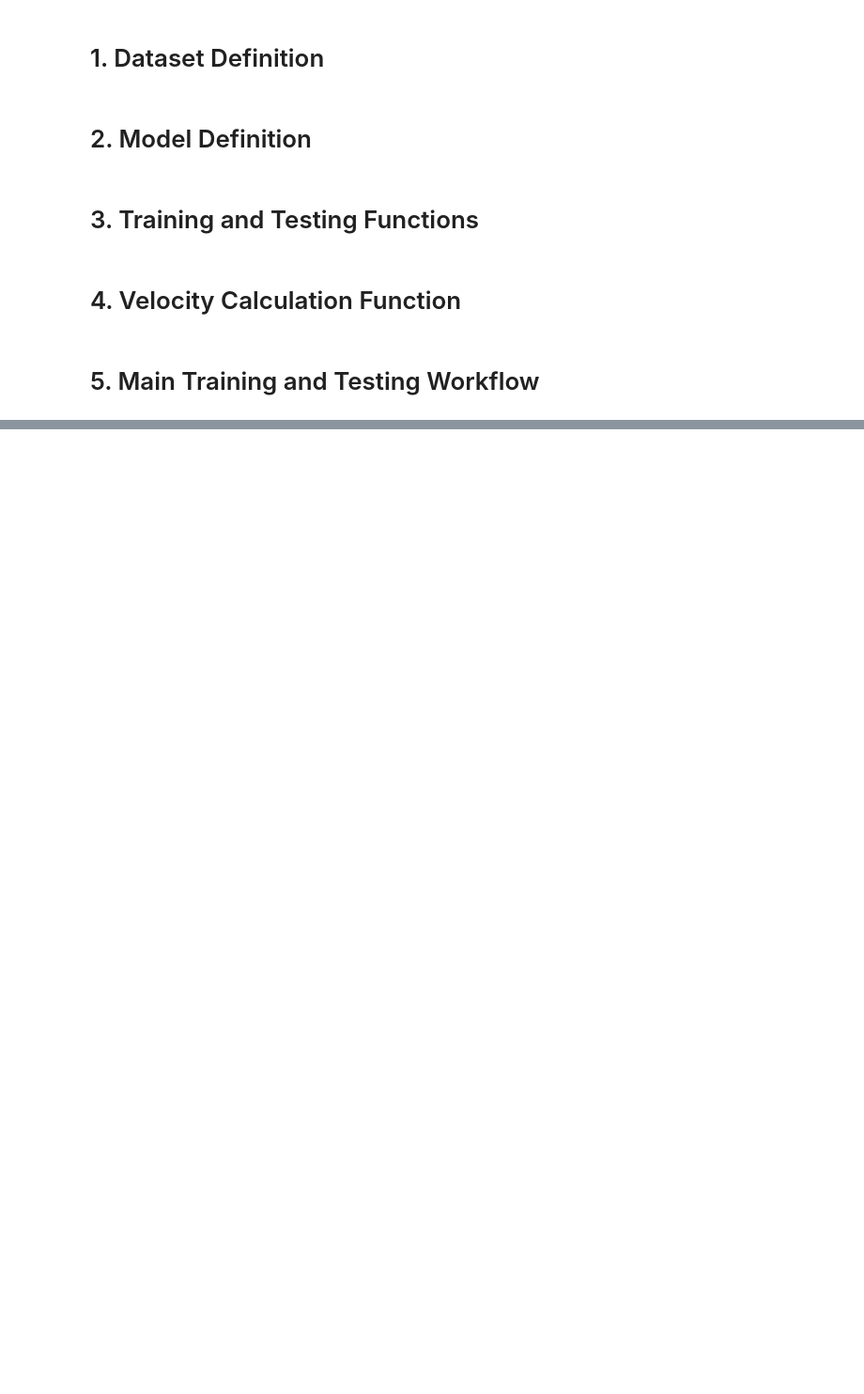
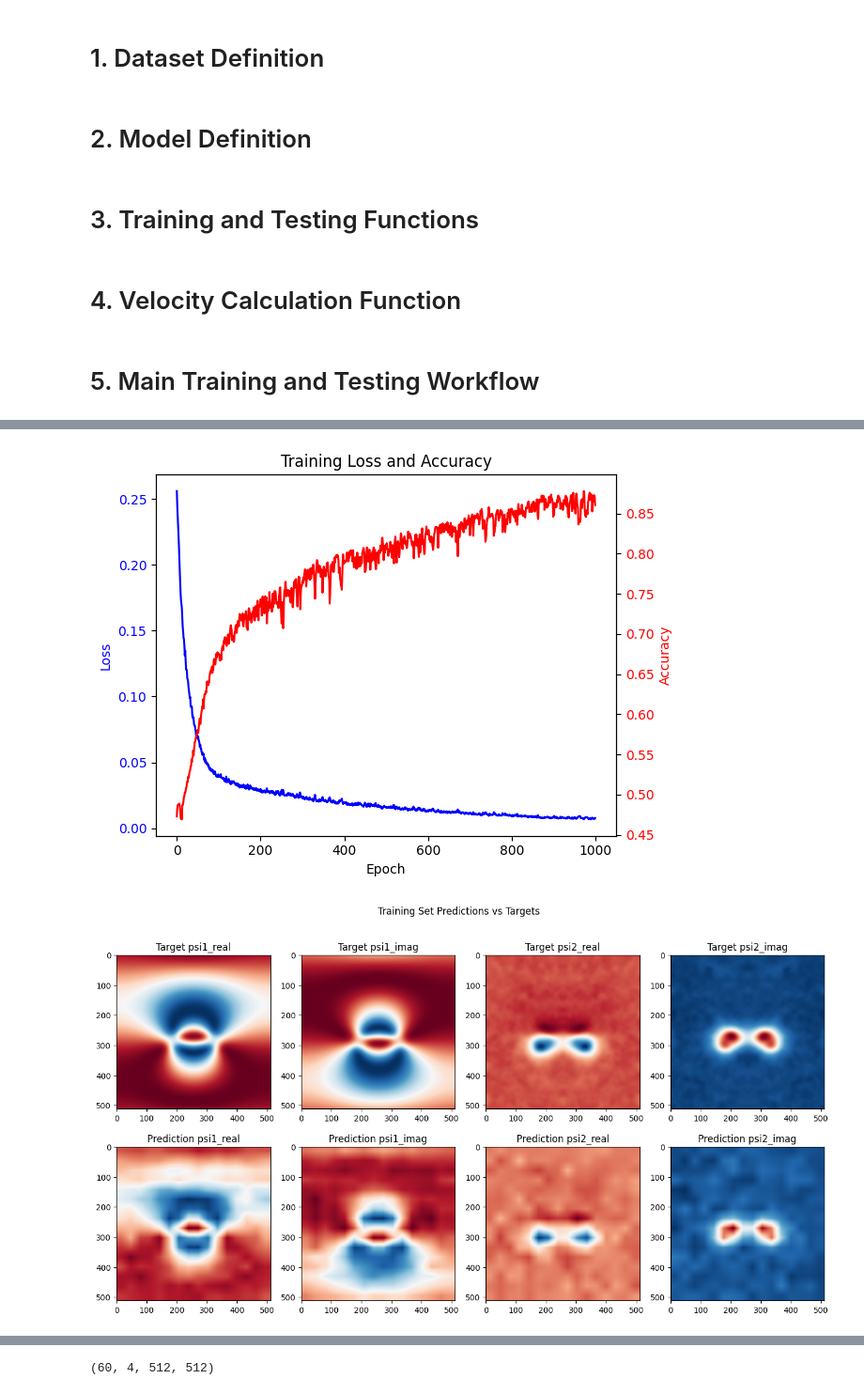
Before and after one commit to jackyvava/SR_waveFunction, a Jupyter notebook: code_11_14.ipynb, the cells around one changed output, grey strips where cells are left out. Shown at 94% size. Cells and saved outputs as stored; diff of their text form; code cells hidden in the pictures; blank space fills up the shorter version.

Commit message:
modelA

```diff
--- a/code_11_14.ipynb
+++ b/code_11_14.ipynb
@@ -267,10 +274,10 @@ if __name__ == "__main__":
 
     # Prepare datasets and dataloaders
     train_dataset = FluidDataset(train_input_dir, train_target_dir)
-    train_dataloader = DataLoader(train_dataset, batch_size=1, shuffle=True)
+    train_dataloader = DataLoader(train_dataset, batch_size=4, shuffle=True)
 
     test_dataset = FluidDataset(test_input_dir, test_target_dir)
-    test_dataloader = DataLoader(test_dataset, batch_size=1, shuffle=True)
+    test_dataloader = DataLoader(test_dataset, batch_size=4, shuffle=True)
 
     # Initialize model, loss, and optimizer
     model = ModelA_ResNet().to(device)
@@ -366,0 +420,13 @@ Test Loss: 0.1904, Test Accuracy: 0.5239
+# %%
+vgg16 = torchvision.models.vgg16(pretrained=True)
+vgg16.classifier = nn.Identity()
+vgg16.features[0] = nn.Conv2d(2, 64, kernel_size=3, stride=1, padding=1)
+
+model = nn.Sequential(
+    vgg16.features,  # VGG-16 的卷积特征部分
+    nn.Conv2d(512, 4, kernel_size=1),  # 将通道数从 512 减少到 4
+    nn.Upsample(size=(512, 512), mode='bilinear', align_corners=False)  # 上采样到 512x512
+)
+
+device = torch.device("cuda" if torch.cuda.is_available() else "cpu")
+model = model.to(device)
@@ -366,0 +562,56 @@ Test Loss: 0.1904, Test Accuracy: 0.5239
+# %%
+if __name__ == "__main__":
+
+
+    fig, ax1 = plt.subplots()
+    ax1.plot(epoch_losses, 'b-', label='Loss')
+    ax1.set_xlabel('Epoch')
+    ax1.set_ylabel('Loss', color='b')
+    ax1.tick_params(axis='y', labelcolor='b')
+
+    ax2 = ax1.twinx()
+    ax2.plot(epoch_accuracies, 'r-', label='Accuracy')
+    ax2.set_ylabel('Accuracy', color='r')
+    ax2.tick_params(axis='y', labelcolor='r')
+
+    plt.title('Training Loss and Accuracy')
+    fig.tight_layout()
+    plt.savefig('watiao\\vgg\\bc_8\\training_loss_accuracy.png')
+    plt.show()
+
+    # Display sample predictions vs targets for training set
+    fig, axes = plt.subplots(2, 4, figsize=(16, 8))
+    titles = ['psi1_real', 'psi1_imag', 'psi2_real', 'psi2_imag']
+    fig.suptitle("Training Set Predictions vs Targets")
+
+    for i in range(4):
+        # Training Target data
+        axes[0, i].imshow(train_targets[0, i], cmap='RdBu_r')
+        axes[0, i].set_title(f"Target {titles[i]}")
+
+        # Training Prediction data
+        axes[1, i].imshow(train_predictions[0, i], cmap='RdBu_r')
+        axes[1, i].set_title(f"Prediction {titles[i]}")
+
+    plt.savefig('watiao\\vgg\\bc_8\\training_predictions_targets.png')
+
+    plt.show()
+
+    # Display sample predictions vs targets for test set
+    fig, axes = plt.subplots(2, 4, figsize=(16, 8))
+    fig.suptitle("Test Set Predictions vs Targets")
+
+    for i in range(4):
+        # Test Target data
+        axes[0, i].imshow(test_targets[0, i], cmap='RdBu_r')
+        axes[0, i].set_title(f"Target {titles[i]}")
+
+        # Test Prediction data
+        axes[1, i].imshow(test_predictions[0, i], cmap='RdBu_r')
+        axes[1, i].set_title(f"Prediction {titles[i]}")
+    plt.savefig('watiao\\vgg\\bc_8\\test_predictions_targets.png')
+
+    plt.show()
+# %% [output]
+[figure, added]
+[figure, added]
@@ -366,0 +619,4 @@ Test Loss: 0.1904, Test Accuracy: 0.5239
+# %%
+train_targets.shape
+# %% [output]
+(60, 4, 512, 512)
```
Also changed, not shown: parts of 15 cells of this notebook, 2 other files.
